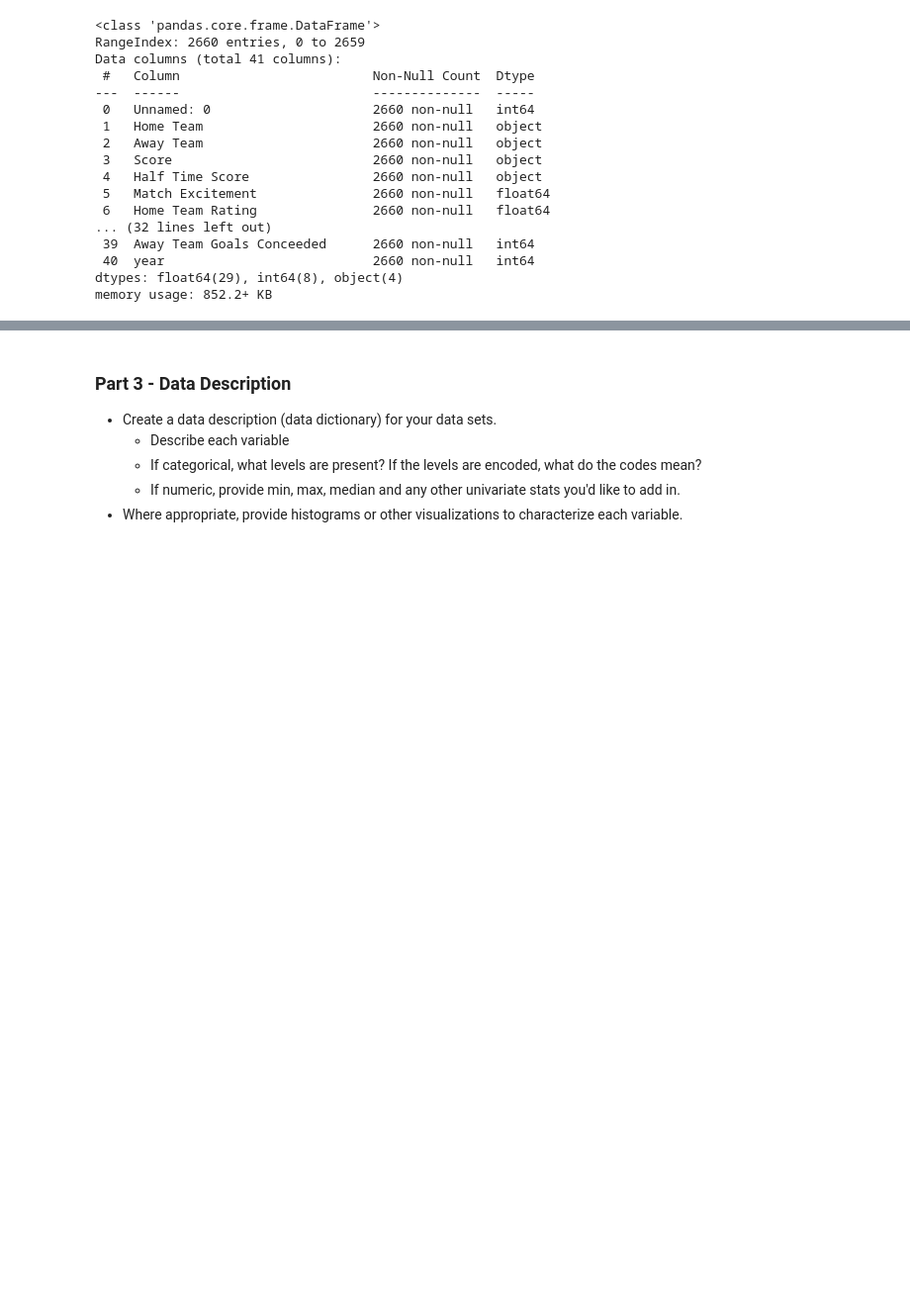
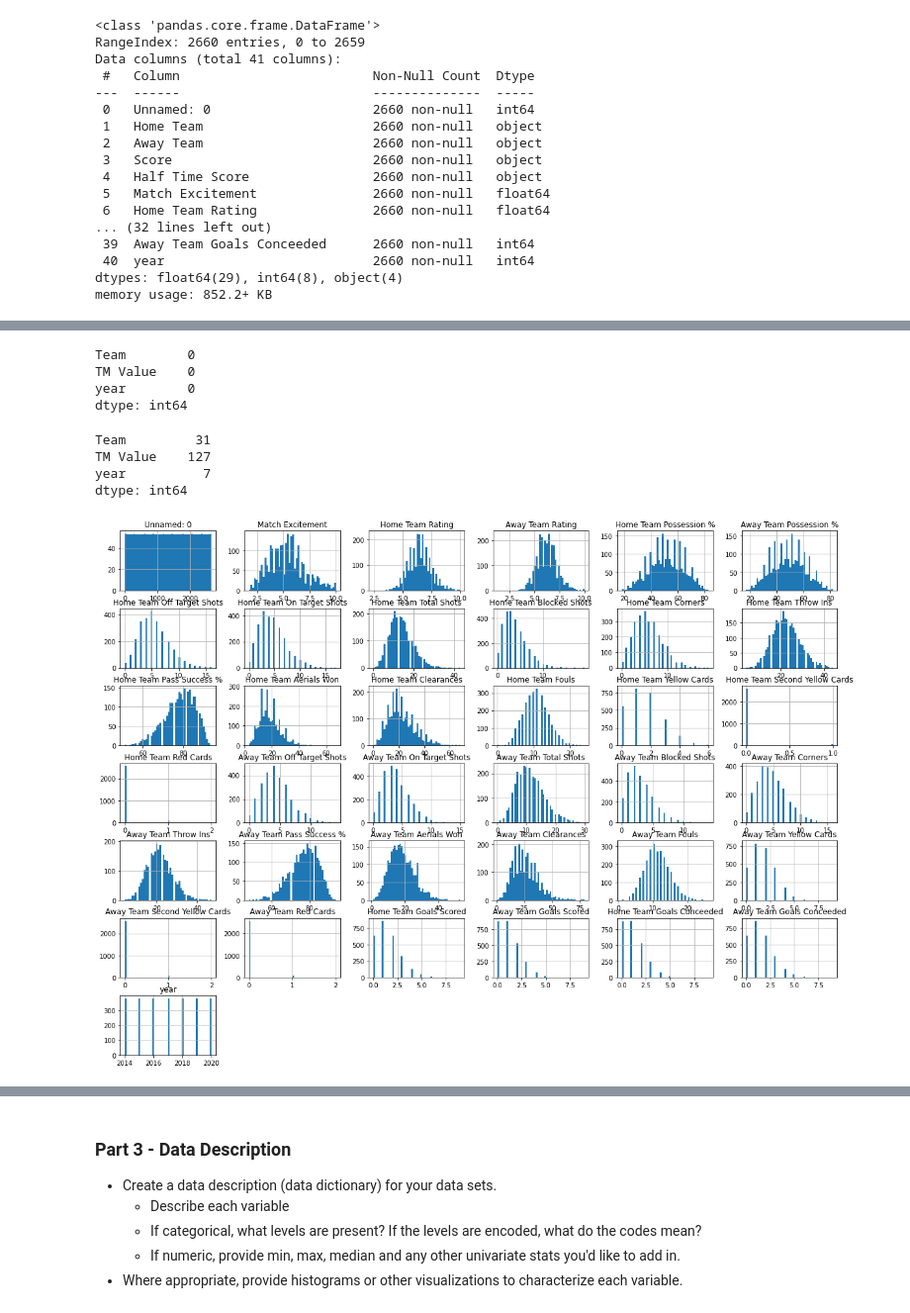
Before and after one commit to EliasLMann/Applied_ML_Proj2, a Jupyter notebook: Project02.ipynb, the cells around one changed output, grey strips where cells are left out. Shown at 99% size. Drawn from its saved outputs; the diff is of its cells as text; code cells hidden in the pictures; blank space fills up the shorter version.

```diff
--- a/Project02.ipynb
+++ b/Project02.ipynb
@@ -145,0 +205,19 @@ AttributeError: 'str' object has no attribute 'value_counts'
+# %%
+money.isnull().sum()
+# %% [output]
+Team        0
+TM Value    0
+year        0
+dtype: int64
+# %%
+money.nunique()
+# %% [output]
+Team         31
+TM Value    127
+year          7
+dtype: int64
+# %%
+epl.hist(bins=50, figsize=(20,15))
+plt.show()
+# %% [output]
+[figure, added]
```
Also changed, not shown: parts of 13 cells of this notebook.
